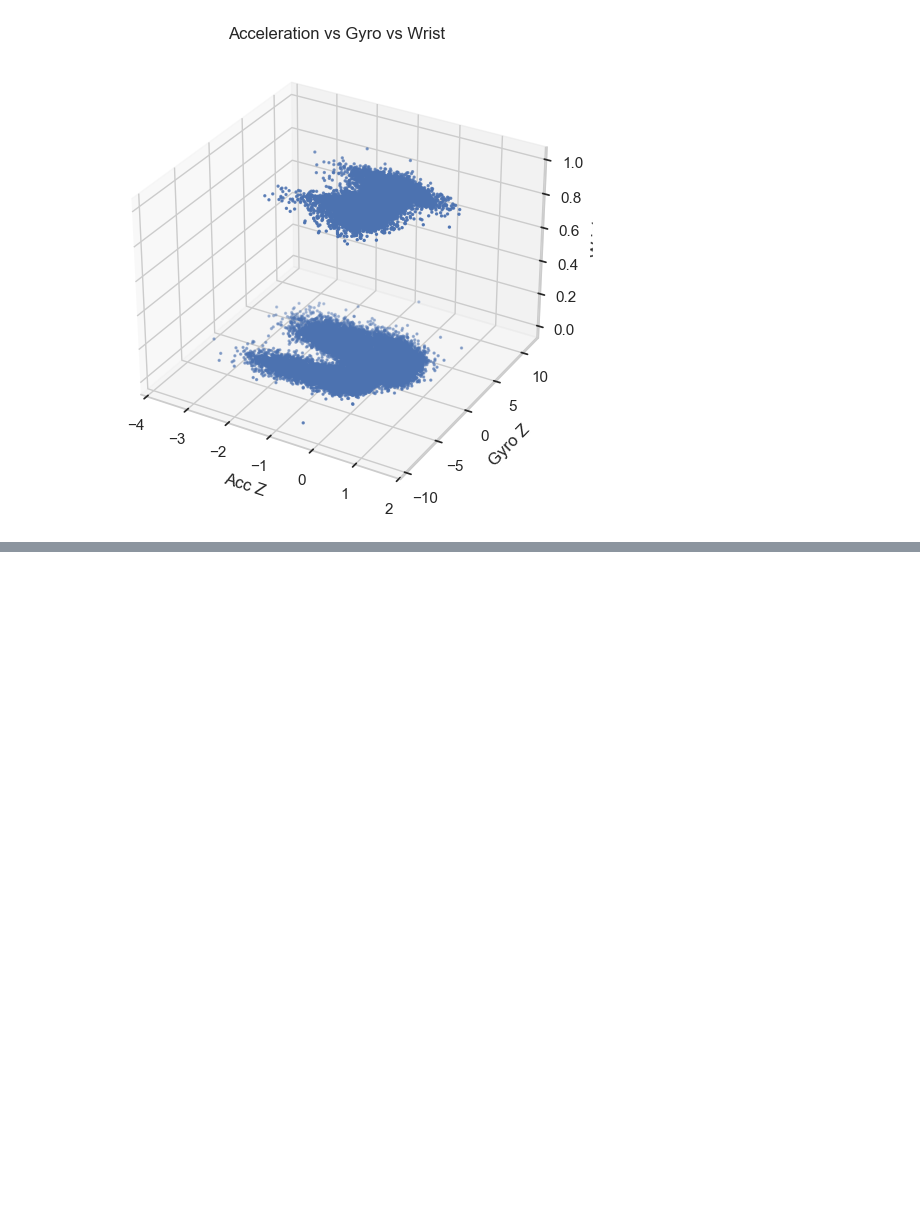
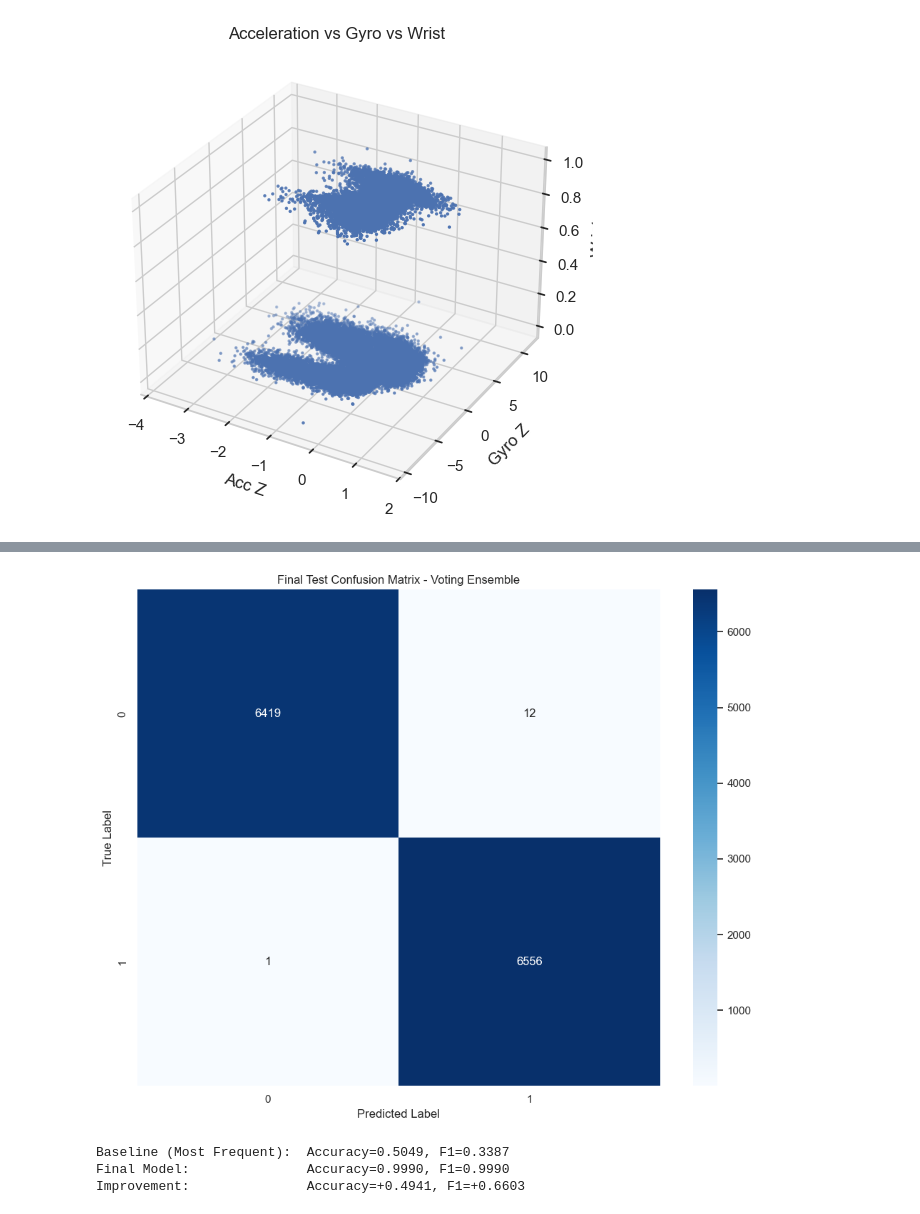
Before and after one commit to dragonbuyareshi/MMC-ML, a Jupyter notebook: StructuredData/Walk Run Class/WRC.ipynb, the cells around one changed output, grey strips where cells are left out. Drawn from its saved outputs; the diff is of its cells as text; code cells hidden in the pictures; blank space fills up the shorter version.

```diff
--- a/StructuredData/Walk Run Class/WRC.ipynb
+++ b/StructuredData/Walk Run Class/WRC.ipynb
@@ -482,0 +1499,17 @@ plt.show()
+# %%
+# Stacking Classifier
+print("\nTraining Stacking Ensemble")
+stacking_clf = StackingClassifier(
+    estimators=top_3_estimators,
+    final_estimator=LogisticRegression(max_iter=1000),
+    cv=3,
+    n_jobs=-1
+)
+
+stacking_clf.fit(X_train, y_train)
+y_pred_stacking = stacking_clf.predict(X_val)
+
+stacking_accuracy = accuracy_score(y_val, y_pred_stacking)
+stacking_f1 = f1_score(y_val, y_pred_stacking, average='weighted')
+
+print(f"Stacking Ensemble - Accuracy: {stacking_accuracy:.4f}, F1: {stacking_f1:.4f}")
@@ -482,0 +1532,13 @@ plt.show()
+# %%
+# Select final model
+if stacking_f1 > voting_f1 and stacking_f1 > tuning_df.iloc[0]['Val_F1']:
+    final_model = stacking_clf
+    final_model_name = 'Stacking Ensemble'
+elif voting_f1 > tuning_df.iloc[0]['Val_F1']:
+    final_model = voting_clf
+    final_model_name = 'Voting Ensemble'
+else:
+    final_model = best_model
+    final_model_name = best_model_name
+
+print(f"\nSelected Final Model: {final_model_name}")
@@ -482,0 +1549,4 @@ plt.show()
+# %%
+# Make predictions on test set (ONLY ONCE!)
+y_pred_test = final_model.predict(X_test)
+y_pred_proba_test = final_model.predict_proba(X_test) if hasattr(final_model, 'predict_proba') else None
@@ -482,0 +1580,13 @@ plt.show()
+# %%
+# Confusion matrix
+cm_test = confusion_matrix(y_test, y_pred_test)
+plt.figure(figsize=(10, 8))
+sns.heatmap(cm_test, annot=True, fmt='d', cmap='Blues')
+plt.title(f'Final Test Confusion Matrix - {final_model_name}')
+plt.ylabel('True Label')
+plt.xlabel('Predicted Label')
+plt.tight_layout()
+plt.savefig('final_confusion_matrix.png', dpi=300, bbox_inches='tight')
+plt.show()
+# %% [output]
+[figure, added]
@@ -482,0 +1608,8 @@ plt.show()
+# %%
+print(f"Baseline (Most Frequent):  Accuracy={baseline_accuracy:.4f}, F1={baseline_f1:.4f}")
+print(f"Final Model:               Accuracy={test_accuracy:.4f}, F1={test_f1:.4f}")
+print(f"Improvement:               Accuracy=+{(test_accuracy-baseline_accuracy):.4f}, F1=+{(test_f1-baseline_f1):.4f}")
+# %% [output]
+Baseline (Most Frequent):  Accuracy=0.5049, F1=0.3387
+Final Model:               Accuracy=0.9990, F1=0.9990
+Improvement:               Accuracy=+0.4941, F1=+0.6603
```
Also changed, not shown: parts of 109 cells of this notebook, 3 other files.
